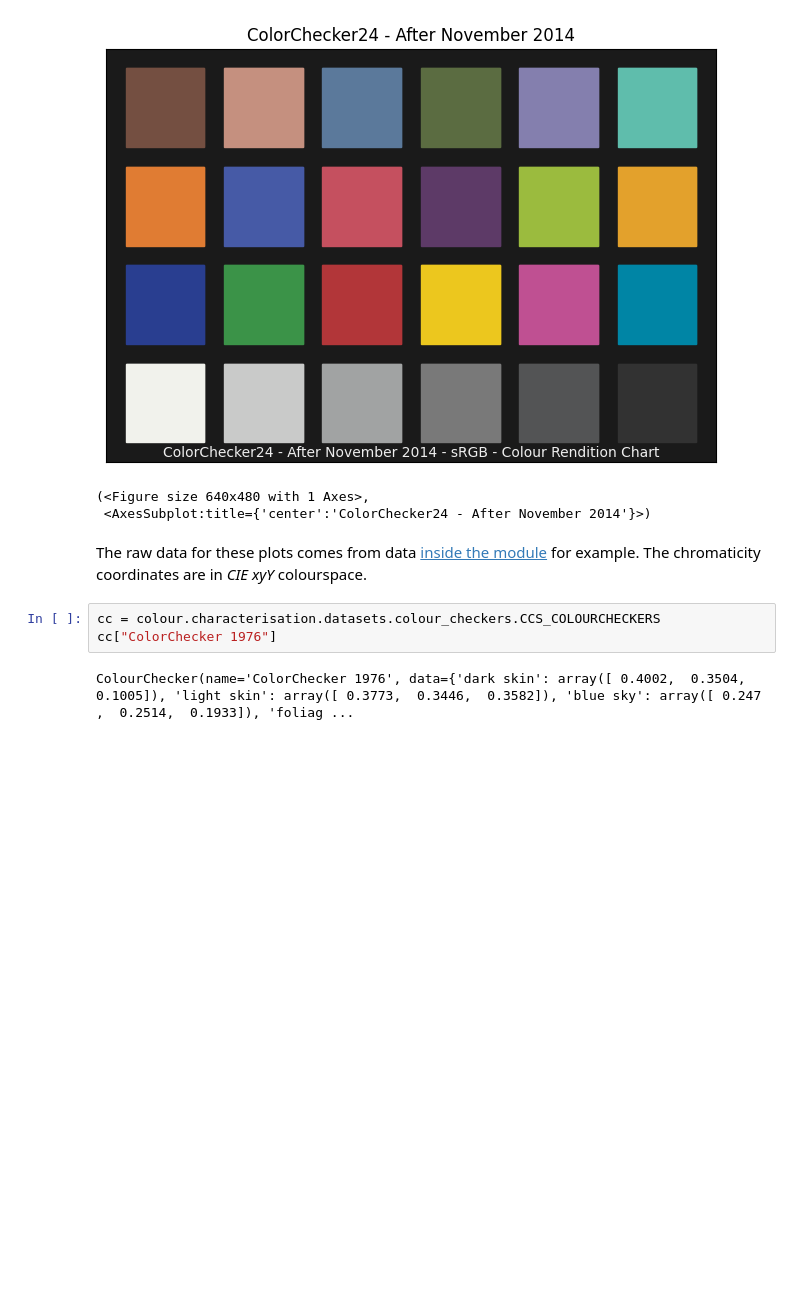
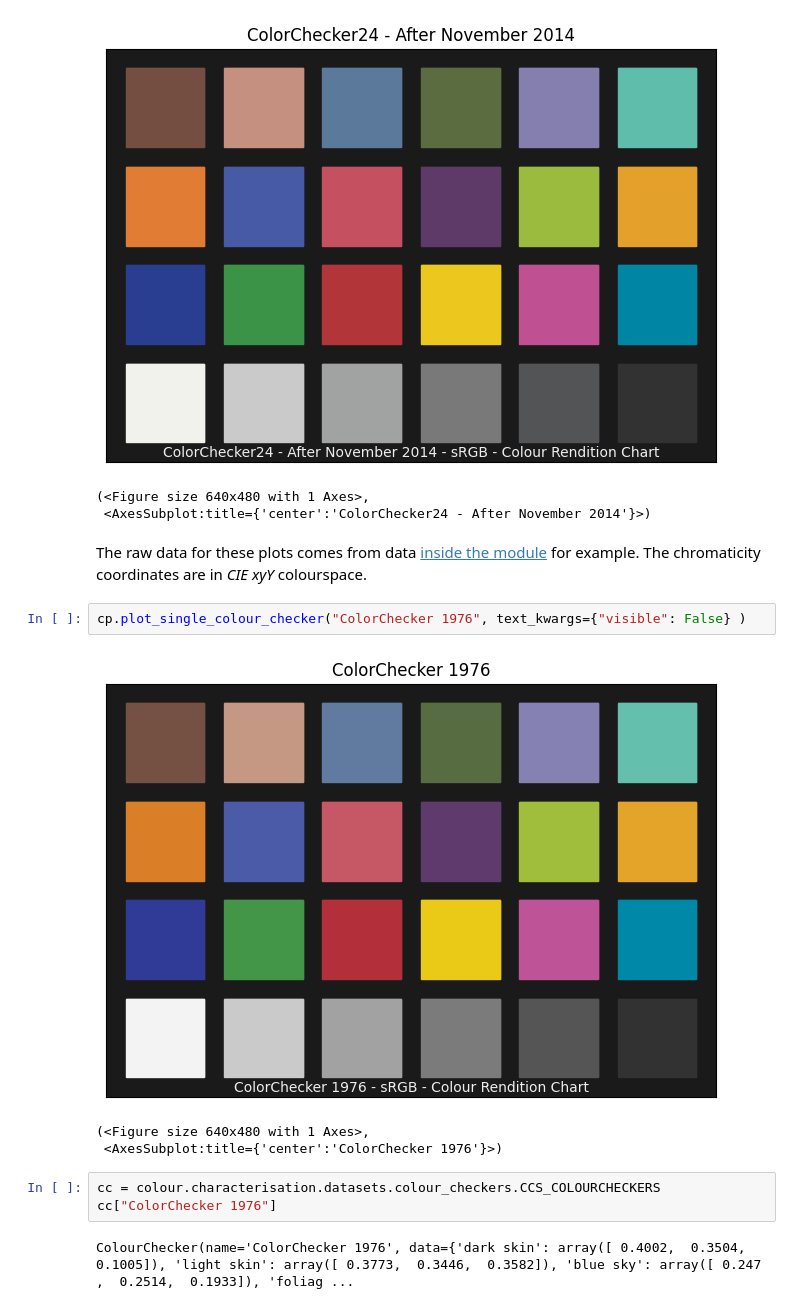
Before and after one commit to drummonds/jupyterlite, a Jupyter notebook: content/Colour checkers.ipynb, the cells around one changed output. Drawn from its saved outputs; the diff is of its cells as text; blank space fills up the shorter version.

```diff
--- a/content/Colour checkers.ipynb
+++ b/content/Colour checkers.ipynb
@@ -44,6 +44,12 @@ cp.plot_single_colour_checker("ColorChecker24 - After November 2014", text_kwarg
 # %% [markdown]
 The raw data for these plots comes from data [inside the module](https://github.com/colour-science/colour/blob/80a8f21b9c63b5d8e1223df75171abd36ee8a620/colour/characterisation/datasets/colour_checkers/chromaticity_coordinates.py) for example.
 The chromaticity coordinates are in *CIE xyY* colourspace.
+# %%
+cp.plot_single_colour_checker("ColorChecker 1976", text_kwargs={"visible": False} )
+# %% [output]
+[figure, added]
+(<Figure size 640x480 with 1 Axes>,
+ <AxesSubplot:title={'center':'ColorChecker 1976'}>)
 # %%
 cc = colour.characterisation.datasets.colour_checkers.CCS_COLOURCHECKERS
 cc["ColorChecker 1976"]
```
Also changed, not shown: parts of 8 cells of this notebook.
